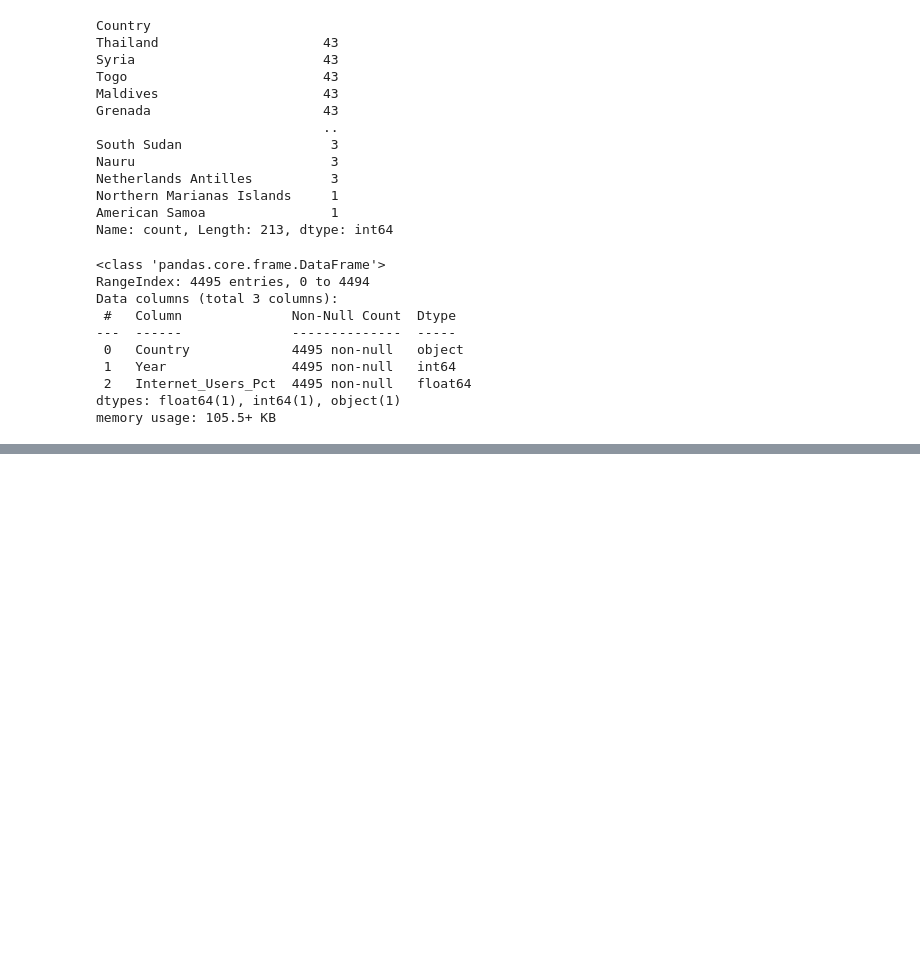
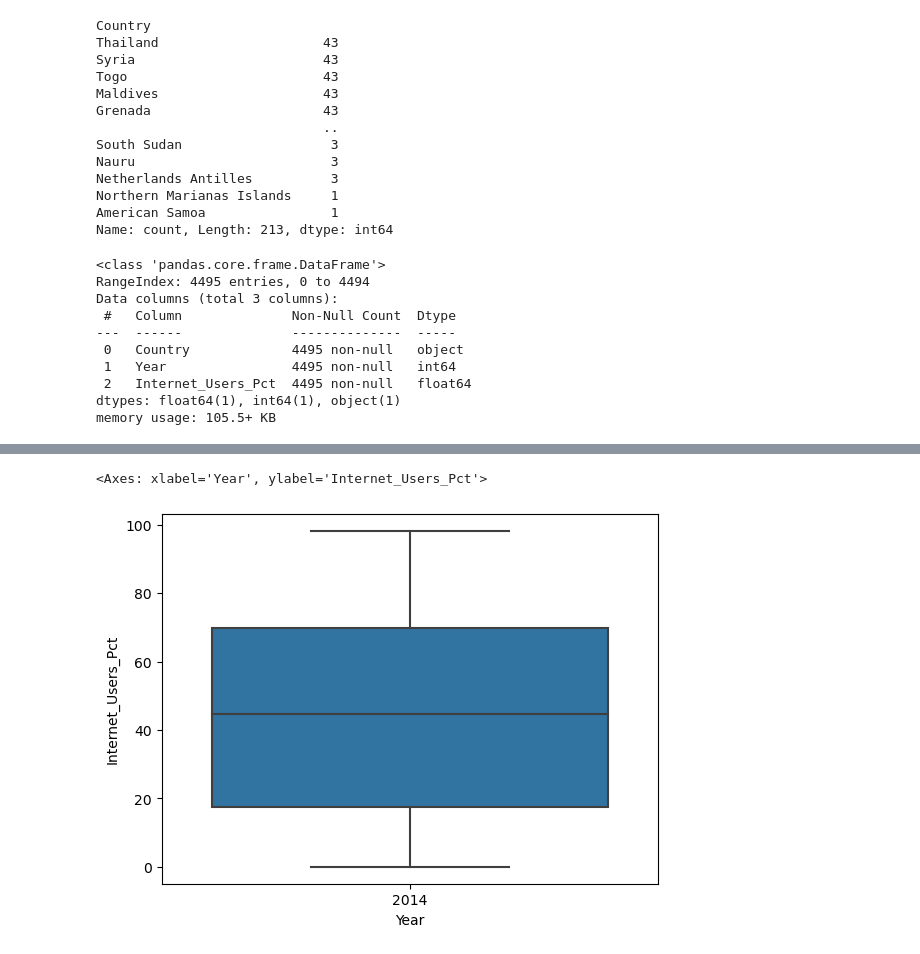
Before and after one commit to NSS-Data-Analytics-Cohort-11/undata-eemchadwick, a Jupyter notebook: notebook/UN_data_analysis.ipynb, the cells around one changed output, grey strips where cells are left out. Drawn from its saved outputs; the diff is of its cells as text; code cells hidden in the pictures; blank space fills up the shorter version.

```diff
--- a/notebook/UN_data_analysis.ipynb
+++ b/notebook/UN_data_analysis.ipynb
@@ -1016,0 +817,5 @@ gdp_and_internet_use_2014.groupby('GDP_group')['Internet_Users_Pct'].median().re
+# %%
+sns.boxplot(x=int_2014['Year'], y=int_2014['Internet_Users_Pct'])
+# %% [output]
+<Axes: xlabel='Year', ylabel='Internet_Users_Pct'>
+[figure, added]
```
Also changed, not shown: parts of 95 cells of this notebook.
